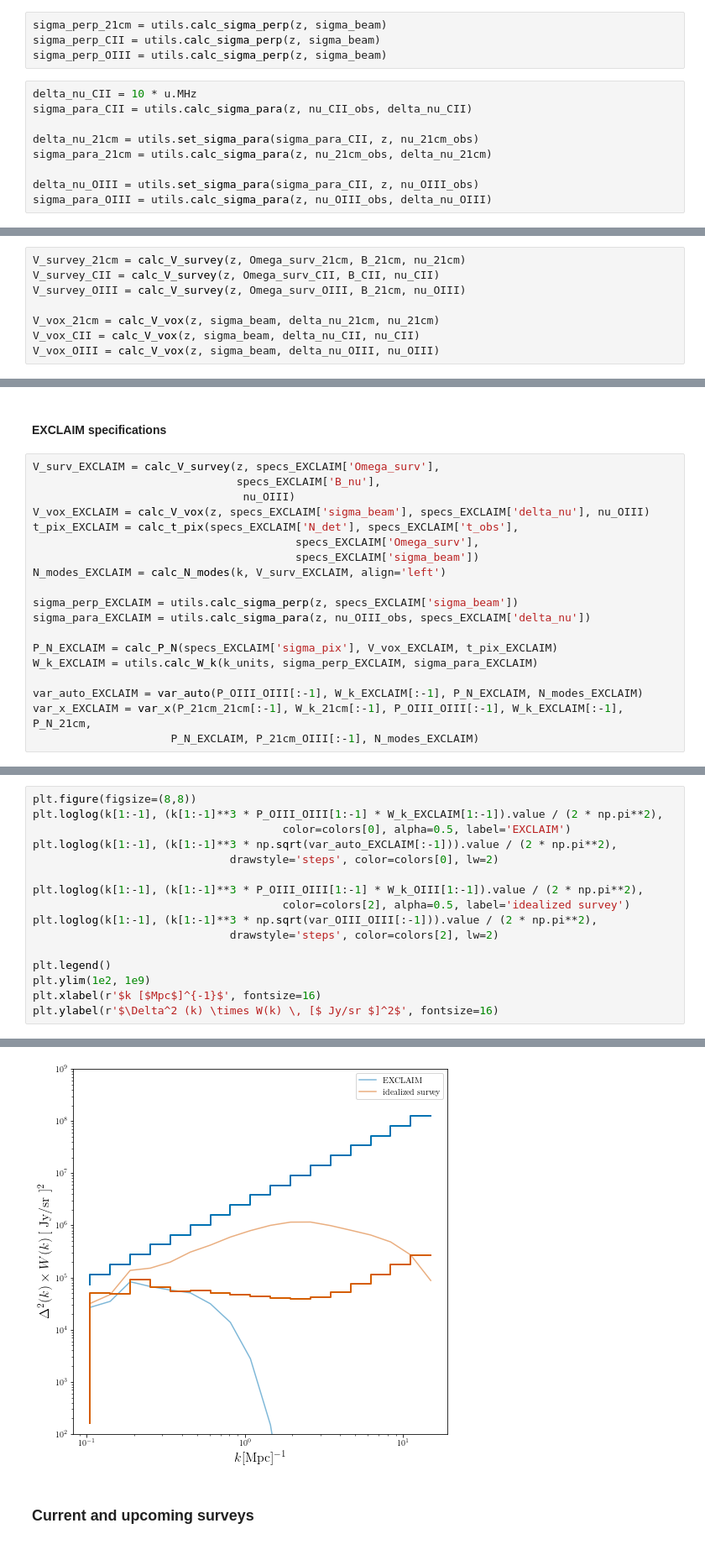
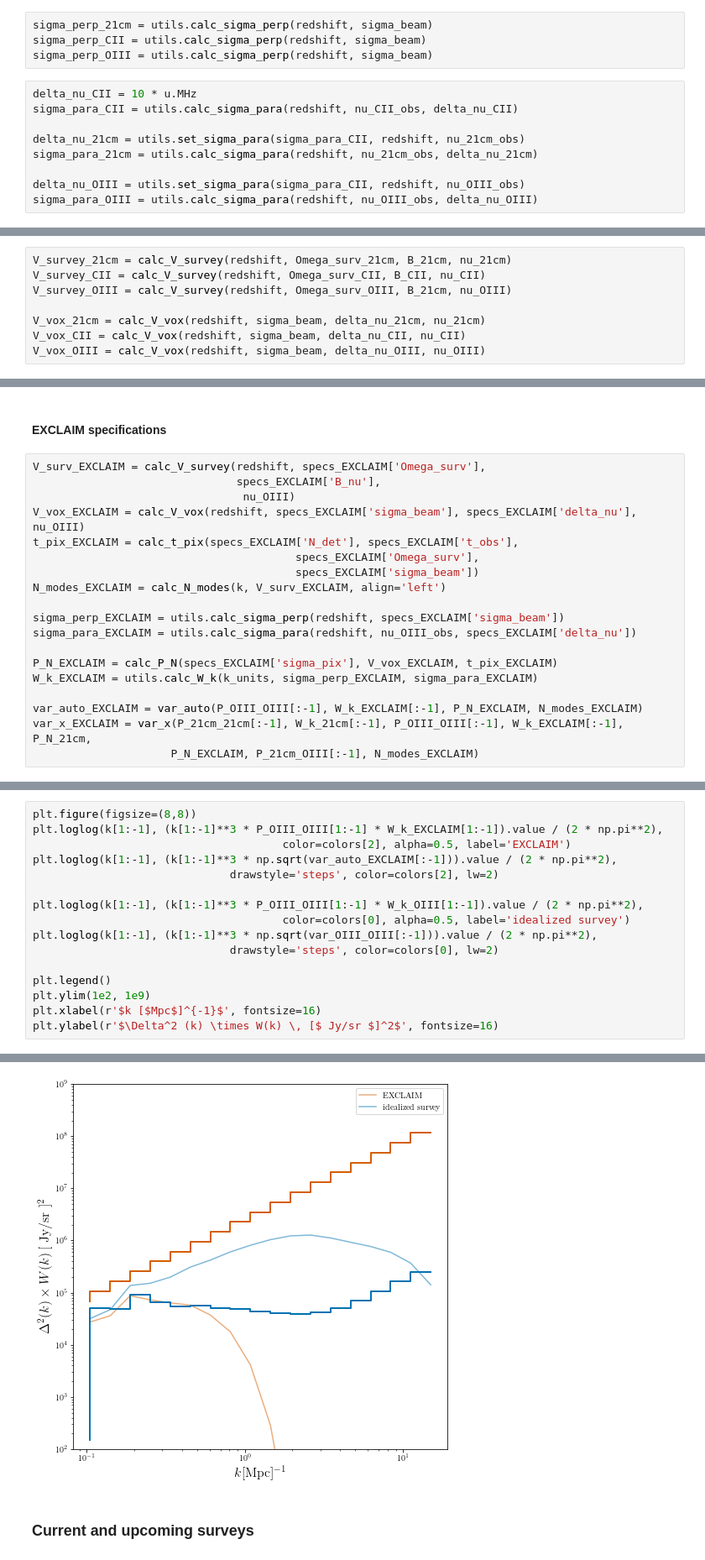
Before and after one commit to lisaleemcb/deprism, a Jupyter notebook: generate_spectra.ipynb, the cells around one changed output, grey strips where cells are left out. Shown at 84% size. Drawn from its saved outputs; the diff is of its cells as text.

```diff
--- a/generate_spectra.ipynb
+++ b/generate_spectra.ipynb
@@ -823,16 +915,16 @@ B_OIII = set_L_para(k_para_min_box, z, nu_OIII)
 # %%
-sigma_perp_21cm = utils.calc_sigma_perp(z, sigma_beam)
-sigma_perp_CII = utils.calc_sigma_perp(z, sigma_beam)
-sigma_perp_OIII = utils.calc_sigma_perp(z, sigma_beam)
+sigma_perp_21cm = utils.calc_sigma_perp(redshift, sigma_beam)
+sigma_perp_CII = utils.calc_sigma_perp(redshift, sigma_beam)
+sigma_perp_OIII = utils.calc_sigma_perp(redshift, sigma_beam)
 # %%
 delta_nu_CII = 10 * u.MHz
-sigma_para_CII = utils.calc_sigma_para(z, nu_CII_obs, delta_nu_CII)
+sigma_para_CII = utils.calc_sigma_para(redshift, nu_CII_obs, delta_nu_CII)
 
-delta_nu_21cm = utils.set_sigma_para(sigma_para_CII, z, nu_21cm_obs)
-sigma_para_21cm = utils.calc_sigma_para(z, nu_21cm_obs, delta_nu_21cm)
+delta_nu_21cm = utils.set_sigma_para(sigma_para_CII, redshift, nu_21cm_obs)
+sigma_para_21cm = utils.calc_sigma_para(redshift, nu_21cm_obs, delta_nu_21cm)
 
-delta_nu_OIII = utils.set_sigma_para(sigma_para_CII, z, nu_OIII_obs)
-sigma_para_OIII = utils.calc_sigma_para(z, nu_OIII_obs, delta_nu_OIII)
+delta_nu_OIII = utils.set_sigma_para(sigma_para_CII, redshift, nu_OIII_obs)
+sigma_para_OIII = utils.calc_sigma_para(redshift, nu_OIII_obs, delta_nu_OIII)
 # %%
 print(delta_nu_21cm.to(u.kHz))
 print(delta_nu_CII.to(u.MHz))
@@ -998,13 +1090,13 @@ specs_EXCLAIM = {'sigma_pix': 0.2 * (u.MJy * u.s**(1/2) / u.steradian),
 # %% [markdown]
 Now we need to make sure our we have realistic estimated errors on our measurements.
 # %%
-V_survey_21cm = calc_V_survey(z, Omega_surv_21cm, B_21cm, nu_21cm)
-V_survey_CII = calc_V_survey(z, Omega_surv_CII, B_CII, nu_CII)
-V_survey_OIII = calc_V_survey(z, Omega_surv_OIII, B_21cm, nu_OIII)
+V_survey_21cm = calc_V_survey(redshift, Omega_surv_21cm, B_21cm, nu_21cm)
+V_survey_CII = calc_V_survey(redshift, Omega_surv_CII, B_CII, nu_CII)
+V_survey_OIII = calc_V_survey(redshift, Omega_surv_OIII, B_21cm, nu_OIII)
 
-V_vox_21cm = calc_V_vox(z, sigma_beam, delta_nu_21cm, nu_21cm)
-V_vox_CII = calc_V_vox(z, sigma_beam, delta_nu_CII, nu_CII)
-V_vox_OIII = calc_V_vox(z, sigma_beam, delta_nu_OIII, nu_OIII)
+V_vox_21cm = calc_V_vox(redshift, sigma_beam, delta_nu_21cm, nu_21cm)
+V_vox_CII = calc_V_vox(redshift, sigma_beam, delta_nu_CII, nu_CII)
+V_vox_OIII = calc_V_vox(redshift, sigma_beam, delta_nu_OIII, nu_OIII)
 # %% [markdown]
 #### N modes check
 # %%
@@ -1215,17 +1332,17 @@ Text(0, 0.5, '$\\Delta^2 (k) \\times W(k) \\, [$ Jy/sr $]^2$')
 # %% [markdown]
 #### EXCLAIM specifications
 # %%
-V_surv_EXCLAIM = calc_V_survey(z, specs_EXCLAIM['Omega_surv'],
+V_surv_EXCLAIM = calc_V_survey(redshift, specs_EXCLAIM['Omega_surv'],
                                specs_EXCLAIM['B_nu'],
                                 nu_OIII)
-V_vox_EXCLAIM = calc_V_vox(z, specs_EXCLAIM['sigma_beam'], specs_EXCLAIM['delta_nu'], nu_OIII)
+V_vox_EXCLAIM = calc_V_vox(redshift, specs_EXCLAIM['sigma_beam'], specs_EXCLAIM['delta_nu'], nu_OIII)
 t_pix_EXCLAIM = calc_t_pix(specs_EXCLAIM['N_det'], specs_EXCLAIM['t_obs'],
                                         specs_EXCLAIM['Omega_surv'],
                                         specs_EXCLAIM['sigma_beam'])
 N_modes_EXCLAIM = calc_N_modes(k, V_surv_EXCLAIM, align='left')
 
-sigma_perp_EXCLAIM = utils.calc_sigma_perp(z, specs_EXCLAIM['sigma_beam'])
-sigma_para_EXCLAIM = utils.calc_sigma_para(z, nu_OIII_obs, specs_EXCLAIM['delta_nu'])
+sigma_perp_EXCLAIM = utils.calc_sigma_perp(redshift, specs_EXCLAIM['sigma_beam'])
+sigma_para_EXCLAIM = utils.calc_sigma_para(redshift, nu_OIII_obs, specs_EXCLAIM['delta_nu'])
 
 P_N_EXCLAIM = calc_P_N(specs_EXCLAIM['sigma_pix'], V_vox_EXCLAIM, t_pix_EXCLAIM)
 W_k_EXCLAIM = utils.calc_W_k(k_units, sigma_perp_EXCLAIM, sigma_para_EXCLAIM)
@@ -1244,22 +1361,22 @@ array([8.07311318e+02, 1.93651591e+03, 4.64516450e+03, 1.11424611e+04,
 # %%
 plt.figure(figsize=(8,8))
 plt.loglog(k[1:-1], (k[1:-1]**3 * P_OIII_OIII[1:-1] * W_k_EXCLAIM[1:-1]).value / (2 * np.pi**2),
-                                      color=colors[0], alpha=0.5, label='EXCLAIM')
+                                      color=colors[2], alpha=0.5, label='EXCLAIM')
 plt.loglog(k[1:-1], (k[1:-1]**3 * np.sqrt(var_auto_EXCLAIM[:-1])).value / (2 * np.pi**2),
-                              drawstyle='steps', color=colors[0], lw=2)
+                              drawstyle='steps', color=colors[2], lw=2)
 
 plt.loglog(k[1:-1], (k[1:-1]**3 * P_OIII_OIII[1:-1] * W_k_OIII[1:-1]).value / (2 * np.pi**2),
-                                      color=colors[2], alpha=0.5, label='idealized survey')
+                                      color=colors[0], alpha=0.5, label='idealized survey')
 plt.loglog(k[1:-1], (k[1:-1]**3 * np.sqrt(var_OIII_OIII[:-1])).value / (2 * np.pi**2),
-                              drawstyle='steps', color=colors[2], lw=2)
+                              drawstyle='steps', color=colors[0], lw=2)
 
 plt.legend()
 plt.ylim(1e2, 1e9)
 plt.xlabel(r'$k [$Mpc$]^{-1}$', fontsize=16)
 plt.ylabel(r'$\Delta^2 (k) \times W(k) \, [$ Jy/sr $]^2$', fontsize=16)
 # %% [output]
 Text(0, 0.5, '$\\Delta^2 (k) \\times W(k) \\, [$ Jy/sr $]^2$')
-[figure, old version]
+[figure, new version]
 # %% [markdown]
 ### Current and upcoming surveys
 # %%
```
Also changed, not shown: parts of 259 cells of this notebook, 1 other file.
